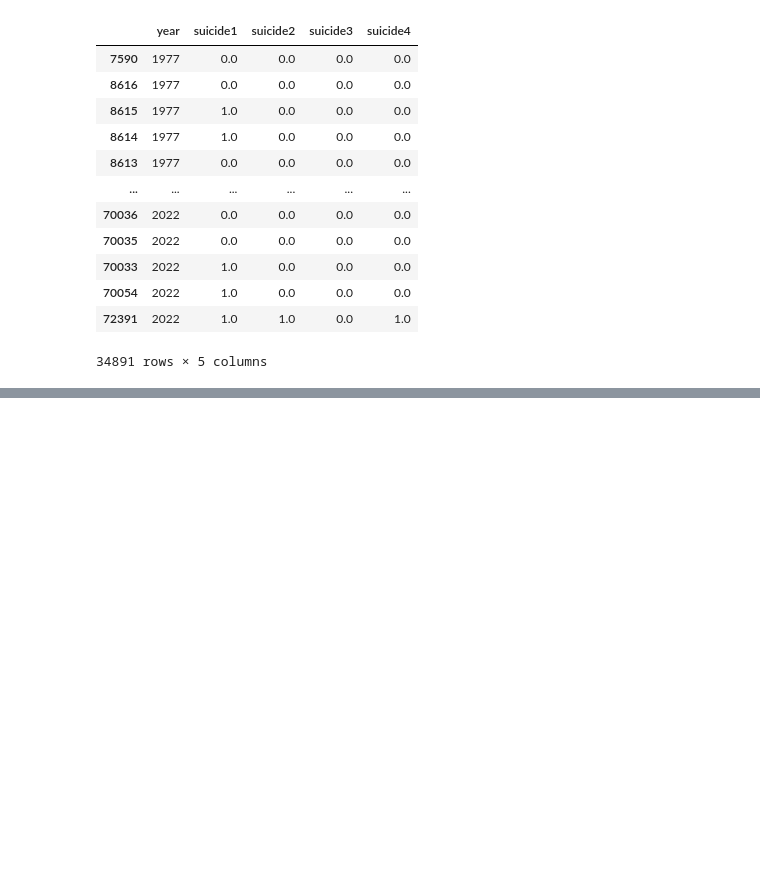
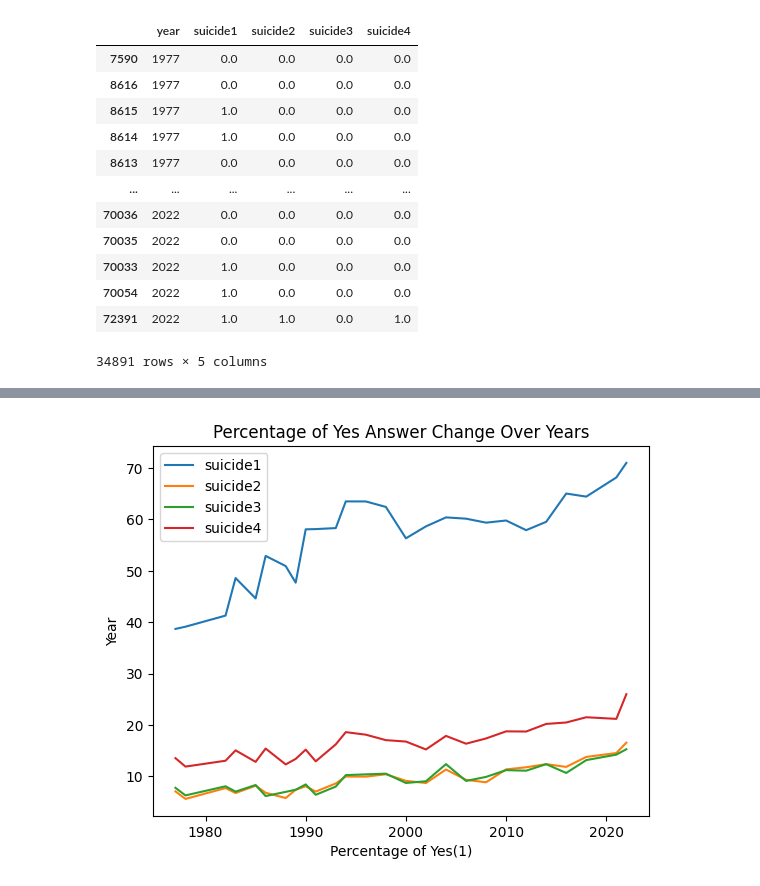
Before and after one commit to LindaMjw/project_gss, a Jupyter notebook: get_gss.ipynb, the cells around one changed output, grey strips where cells are left out. Saved outputs shown, nothing was run; the diff lists cells and outputs as text; code cells hidden in the pictures; blank space fills up the shorter version.

```diff
--- a/get_gss.ipynb
+++ b/get_gss.ipynb
@@ -182,0 +218,11 @@ df.sort_values('year')
+# %%
+# calculate the percentage of yes/no (1/0) for each suicide variables by years
+df_melted = pd.melt(df, id_vars='year', var_name='suicide_var', value_name='value')
+
+# Calculate the percentage of counts of 0 and 1 for each suicide variable grouped by year
+result_df = df_melted.groupby(['year', 'suicide_var', 'value']).size().unstack()
+result_df['percent_0'] = result_df[0] / (result_df[0] + result_df[1]) * 100
+result_df['percent_1'] = result_df[1] / (result_df[0] + result_df[1]) * 100
+
+# Display the resulting DataFrame
+print(result_df[['percent_0', 'percent_1']])
@@ -182,0 +245,14 @@ df.sort_values('year')
+# %%
+# fraw the time trend plot for suicide variables with percentage of yes
+for var in ['suicide1', 'suicide2', 'suicide3', 'suicide4']:
+    subset = result_df.loc[result_df.index.get_level_values('suicide_var') == var]
+    plt.plot(subset.index.get_level_values('year'), subset['percent_1'], label=f'{var}')
+
+
+plt.xlabel('Percentage of Yes(1)')
+plt.ylabel('Year')
+plt.title('Percentage of Yes Answer Change Over Years')
+plt.legend()
+plt.show()
+# %% [output]
+[figure, added]
```
Also changed, not shown: parts of 4 cells of this notebook.
